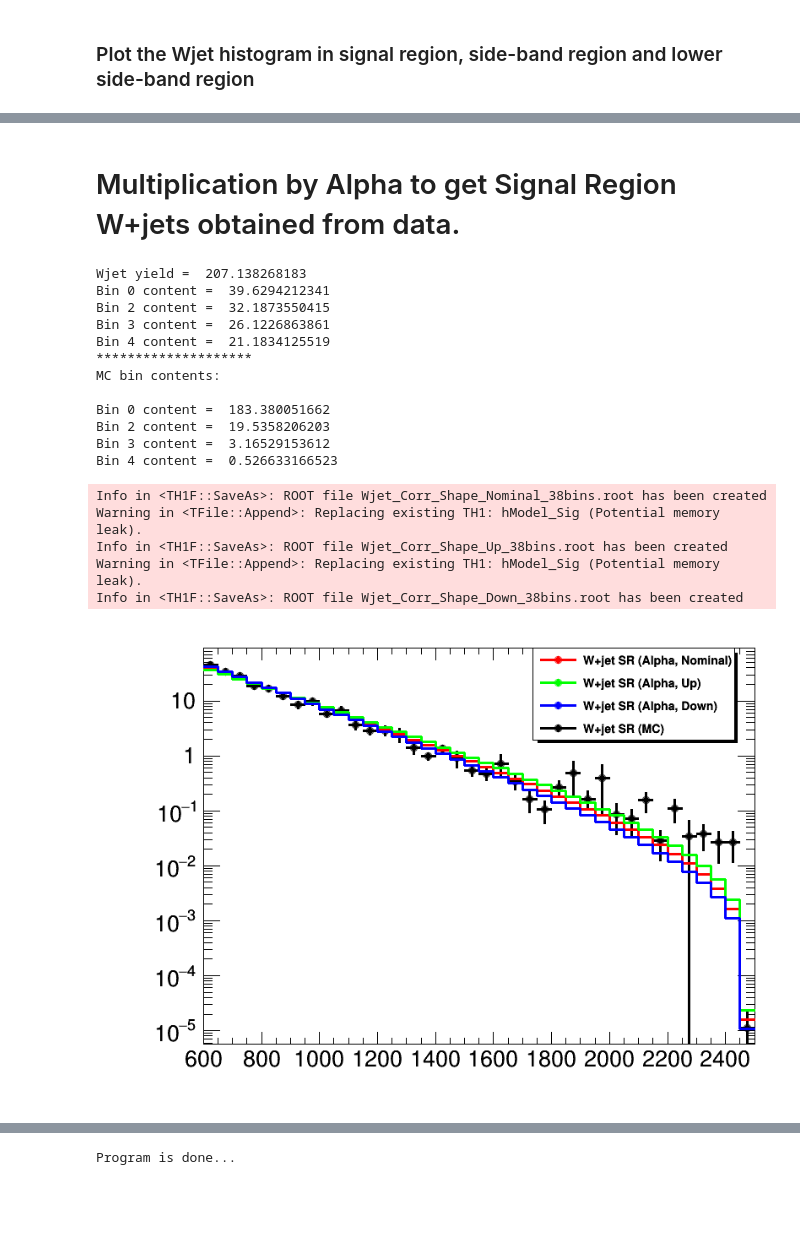
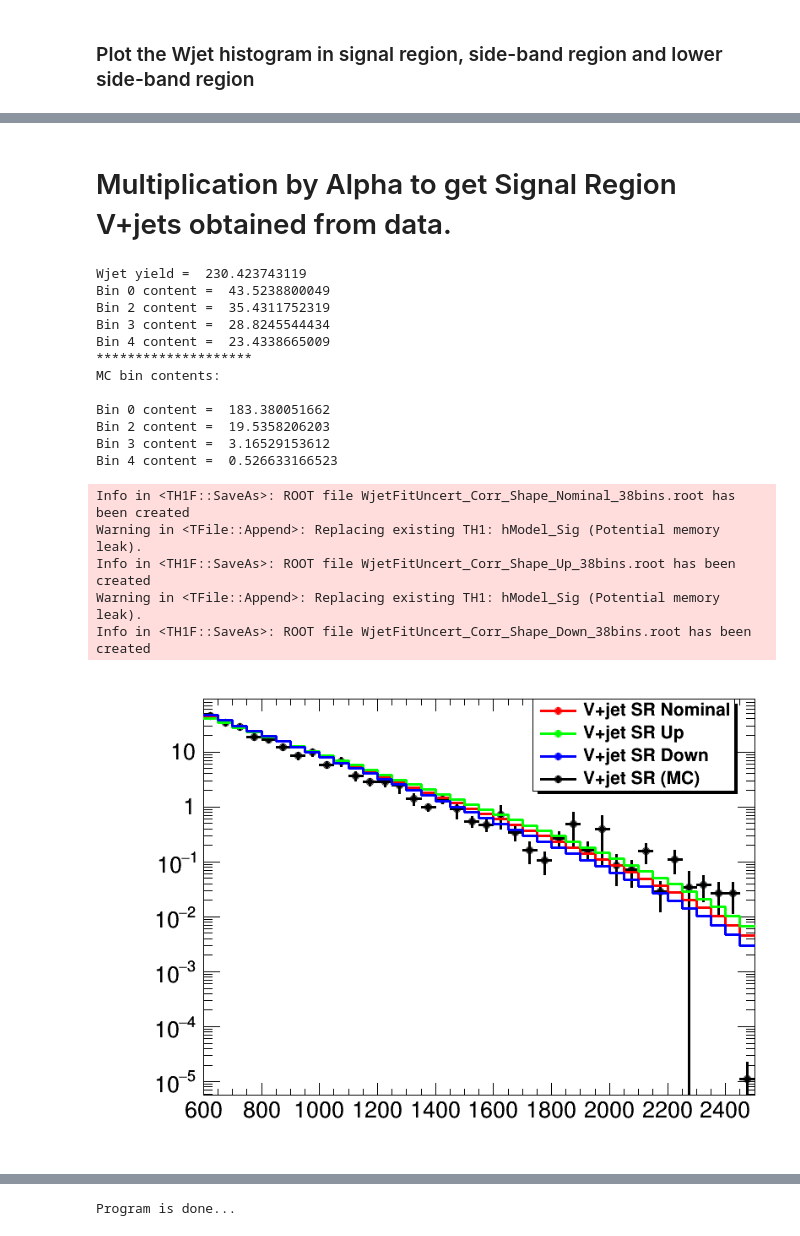
Before and after one commit to ram1123/EXOVVFitter, a Jupyter notebook: Wjet_StatisticalUncertanity_Data.ipynb, the cells around one changed output, grey strips where cells are left out. Cells and saved outputs as stored; diff of their text form; code cells hidden in the pictures; blank space fills up the shorter version.

```diff
--- a/Wjet_StatisticalUncertanity_Data.ipynb
+++ b/Wjet_StatisticalUncertanity_Data.ipynb
@@ -178,14 +192,15 @@ https://github.com/ram1123/EXOVVFitter/blob/master/g1_exo_doFit_class_new.py#L17
 
 But, this histogram was not taking the normalization so I have to scale it with the normalization. ***But, scaling the histogram also scaling the errors.***
 # %%
-leg.Clear()
+leg = r.TLegend(0.55,0.98,.99,0.65)
+
 c1.Clear()
 c1.SetLogy(0)
 #Wjet_file = r.TFile.Open("WWTree_CleanedCode_Isolated_NaNFixed_Btag30GeV_2018_03_16_00h13_BothLSBUSB/wjetmodel_Ex__WJets0_xww__sb_lo_Exp_auto.root")
 #Wjet_file = r.TFile.Open("WWTree_CleanedCode_Isolated_NaNFixed_Btag30GeV_2018_04_14_13h49_BothLSBUSB/wjetmodel_Ex__WJets0_xww__sb_lo_Exp_auto.root")
-Wjet_file = r.TFile.Open("WWTree_CleanedCode_Isolated_NaNFixed_Btag30GeV_2018_03_16_00h13_BothLSBUSB_UpDownVarWjet/wjetmodel_Ex__WJets0_xww__sb_lo_Exp_auto.root")
-Wjet_file_Up = r.TFile.Open("WWTree_CleanedCode_Isolated_NaNFixed_Btag30GeV_2018_03_16_00h13_BothLSBUSB_UpDownVarWjet/wjetmodel_Ex__WJets0_xww__sb_lo_Exp_auto_Up.root")
-Wjet_file_Down = r.TFile.Open("WWTree_CleanedCode_Isolated_NaNFixed_Btag30GeV_2018_03_16_00h13_BothLSBUSB_UpDownVarWjet/wjetmodel_Ex__WJets0_xww__sb_lo_Exp_auto_Down.root")
+Wjet_file = r.TFile.Open("WWTree_CommonNtuple_For1and2Lepton_2018_04_06_09h22_BothLSBUSB_UpDownVarWjet_WV/wjetmodel_Ex__WJets0_xww__sb_lo_Exp_auto.root")
+Wjet_file_Up = r.TFile.Open("WWTree_CommonNtuple_For1and2Lepton_2018_04_06_09h22_BothLSBUSB_UpDownVarWjet_WV/wjetmodel_Ex__WJets0_xww__sb_lo_Exp_auto_Up.root")
+Wjet_file_Down = r.TFile.Open("WWTree_CommonNtuple_For1and2Lepton_2018_04_06_09h22_BothLSBUSB_UpDownVarWjet_WV/wjetmodel_Ex__WJets0_xww__sb_lo_Exp_auto_Down.root")
 
 
 Wjet_hist = r.TH1F()
@@ -193,16 +208,16 @@ Wjet_hist_Up = r.TH1F()
 Wjet_hist_Down = r.TH1F()
 
 Wjet_hist = Wjet_file.Get("rrv_mass_lvj__rrv_mass_lvj")
-Wjet_hist.Scale(245.97)
+Wjet_hist.Scale(264.26)
 Wjet_hist.SetMarkerColor(3)
 Wjet_hist.SetLineColor(3)
 Wjet_hist.SetLineWidth(3)
 Wjet_hist.SetMarkerSize(1)
-Wjet_hist.SetMaximum(45.0)
+Wjet_hist.SetMaximum(80.0)
 Wjet_hist.Draw("hist")
 
 Wjet_hist_Up = Wjet_file_Up.Get("rrv_mass_lvj__rrv_mass_lvj")
-Wjet_hist_Up.Scale(245.97)
+Wjet_hist_Up.Scale(264.26)
 Wjet_hist_Up.SetMarkerColor(4)
 Wjet_hist_Up.SetLineColor(4)
 Wjet_hist_Up.SetLineWidth(3)
@@ -210,19 +225,19 @@ Wjet_hist_Up.SetMarkerSize(1)
 Wjet_hist_Up.Draw("hist same")
 
 Wjet_hist_Down = Wjet_file_Down.Get("rrv_mass_lvj__rrv_mass_lvj")
-Wjet_hist_Down.Scale(245.97)
+Wjet_hist_Down.Scale(264.26)
 Wjet_hist_Down.SetMarkerColor(6)
 Wjet_hist_Down.SetLineColor(6)
 Wjet_hist_Down.SetLineWidth(3)
 Wjet_hist_Down.SetMarkerSize(1)
 Wjet_hist_Down.Draw("hist same")
 
-hSideBand.Draw("same")
+hSideBand_38bin.Draw("same")
 
 leg.AddEntry(Wjet_hist,"SideBand Region (Corr)")
 leg.AddEntry(Wjet_hist_Up,"SideBand Region Up (Corr)")
 leg.AddEntry(Wjet_hist_Down,"SideBand Region Down (Corr)")
-leg.AddEntry(hSideBand,"SideBand Region (MC)")
+leg.AddEntry(hSideBand_38bin,"SideBand Region (MC)")
 
 leg.Draw()
 c1.Draw()
@@ -230,5 +245,5 @@ c1.Draw()
 print "bin 1 content = ",Wjet_hist.GetBinContent(1)
 print "bin 2 content = ",Wjet_hist_Up.GetBinContent(1)
 print "bin 3 content = ",Wjet_hist_Down.GetBinContent(1)
-print "bin 4 content = ",hSideBand.GetBinContent(1)
+print "bin 4 content = ",hSideBand_38bin.GetBinContent(1)
 # %% [output]
@@ -245,5 +260,5 @@ c1.Draw()
 # %% [markdown]
-# Multiplication by Alpha to get Signal Region W+jets obtained from data.
+# Multiplication by Alpha to get Signal Region V+jets obtained from data.
 # %%
 c1.Clear()
 c1.SetLogy(0)
@@ -260,9 +275,9 @@ hModel_Sig.SetMarkerSize(1)
 for i in range(1,39):
     hModel_Sig.SetBinContent(i,Wjet_hist.GetBinContent(i)*hAlpha_Fit_38bin.GetBinContent(i))
 
-leg.AddEntry(hModel_Sig,"W+jet SR (Alpha, Nominal)")
+leg.AddEntry(hModel_Sig,"V+jet SR Nominal")
 
-hModel_Sig.SaveAs("Wjet_Corr_Shape_Nominal_38bins.root")
+hModel_Sig.SaveAs("WjetFitUncert_Corr_Shape_Nominal_38bins.root")
 
 
 
@@ -277,9 +292,9 @@ hModel_Sig_up.SetMarkerSize(1)
 for i in range(1,39):
     hModel_Sig_up.SetBinContent(i,Wjet_hist_Up.GetBinContent(i)*hAlpha_Fit_38bin.GetBinContent(i))
 
-leg.AddEntry(hModel_Sig_up,"W+jet SR (Alpha, Up)")
+leg.AddEntry(hModel_Sig_up,"V+jet SR Up")
 
-hModel_Sig_up.SaveAs("Wjet_Corr_Shape_Up_38bins.root")
+hModel_Sig_up.SaveAs("WjetFitUncert_Corr_Shape_Up_38bins.root")
 
 hModel_Sig_Down = r.TH1F("hModel_Sig","",38,600,2500)
 hModel_Sig_Down.Sumw2()
@@ -291,59 +306,59 @@ hModel_Sig_Down.SetMarkerSize(1)
 for i in range(1,39):
     hModel_Sig_Down.SetBinContent(i,Wjet_hist_Down.GetBinContent(i)*hAlpha_Fit_38bin.GetBinContent(i))
 
-leg.AddEntry(hModel_Sig_Down,"W+jet SR (Alpha, Down)")
+leg.AddEntry(hModel_Sig_Down,"V+jet SR Down")
 
 
 
-hModel_Sig_Down.SaveAs("Wjet_Corr_Shape_Down_38bins.root")
+hModel_Sig_Down.SaveAs("WjetFitUncert_Corr_Shape_Down_38bins.root")
 
 
 
 
 #hModel_Sig
-hSignal.Draw()
+hSignal_38bin.Draw()
 hModel_Sig.Draw("same")
 hModel_Sig_up.Draw("same")
 hModel_Sig_Down.Draw("same")
 
-leg.AddEntry(hSignal_4bin,"W+jet SR (MC)")
+leg.AddEntry(hSignal_4bin,"V+jet SR (MC)")
 
 
 leg.Draw()
 
 print "Wjet yield = ", hModel_Sig.Integral()
 
 print "Bin 0 content = ",hModel_Sig.GetBinContent(1)
 print "Bin 2 content = ",hModel_Sig.GetBinContent(2)
 print "Bin 3 content = ",hModel_Sig.GetBinContent(3)
 print "Bin 4 content = ",hModel_Sig.GetBinContent(4)
 print "*"*20
 print "MC bin contents: \n"
 print "Bin 0 content = ",hSignal_4bin.GetBinContent(1)
 print "Bin 2 content = ",hSignal_4bin.GetBinContent(2)
 print "Bin 3 content = ",hSignal_4bin.GetBinContent(3)
 print "Bin 4 content = ",hSignal_4bin.GetBinContent(4)
 c1.SetLogy(1)
 c1.Draw()
 # %% [output]
-Wjet yield =  207.138268183
-Bin 0 content =  39.6294212341
-Bin 2 content =  32.1873550415
-Bin 3 content =  26.1226863861
-Bin 4 content =  21.1834125519
+Wjet yield =  230.423743119
+Bin 0 content =  43.5238800049
+Bin 2 content =  35.4311752319
+Bin 3 content =  28.8245544434
+Bin 4 content =  23.4338665009
 ********************
 MC bin contents:
 
 Bin 0 content =  183.380051662
 Bin 2 content =  19.5358206203
 Bin 3 content =  3.16529153612
 Bin 4 content =  0.526633166523
-Info in <TH1F::SaveAs>: ROOT file Wjet_Corr_Shape_Nominal_38bins.root has been created
+Info in <TH1F::SaveAs>: ROOT file WjetFitUncert_Corr_Shape_Nominal_38bins.root has been created
 Warning in <TFile::Append>: Replacing existing TH1: hModel_Sig (Potential memory leak).
-Info in <TH1F::SaveAs>: ROOT file Wjet_Corr_Shape_Up_38bins.root has been created
+Info in <TH1F::SaveAs>: ROOT file WjetFitUncert_Corr_Shape_Up_38bins.root has been created
 Warning in <TFile::Append>: Replacing existing TH1: hModel_Sig (Potential memory leak).
-Info in <TH1F::SaveAs>: ROOT file Wjet_Corr_Shape_Down_38bins.root has been created
+Info in <TH1F::SaveAs>: ROOT file WjetFitUncert_Corr_Shape_Down_38bins.root has been created
-[figure, old version]
+[figure, new version]
 # %%
 leg = r.TLegend(0.45,0.95,.95,0.75)
 
```
Also changed, not shown: parts of 12 cells of this notebook, 7 other files.
